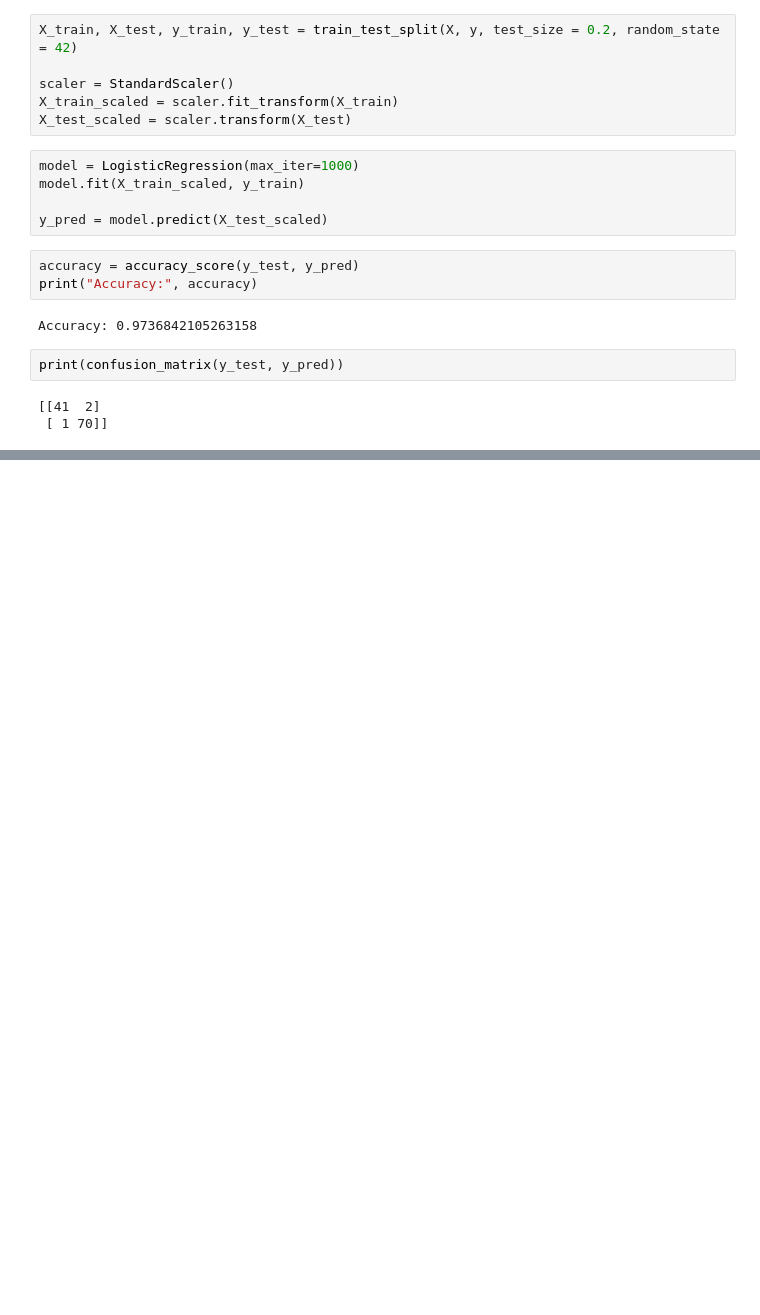
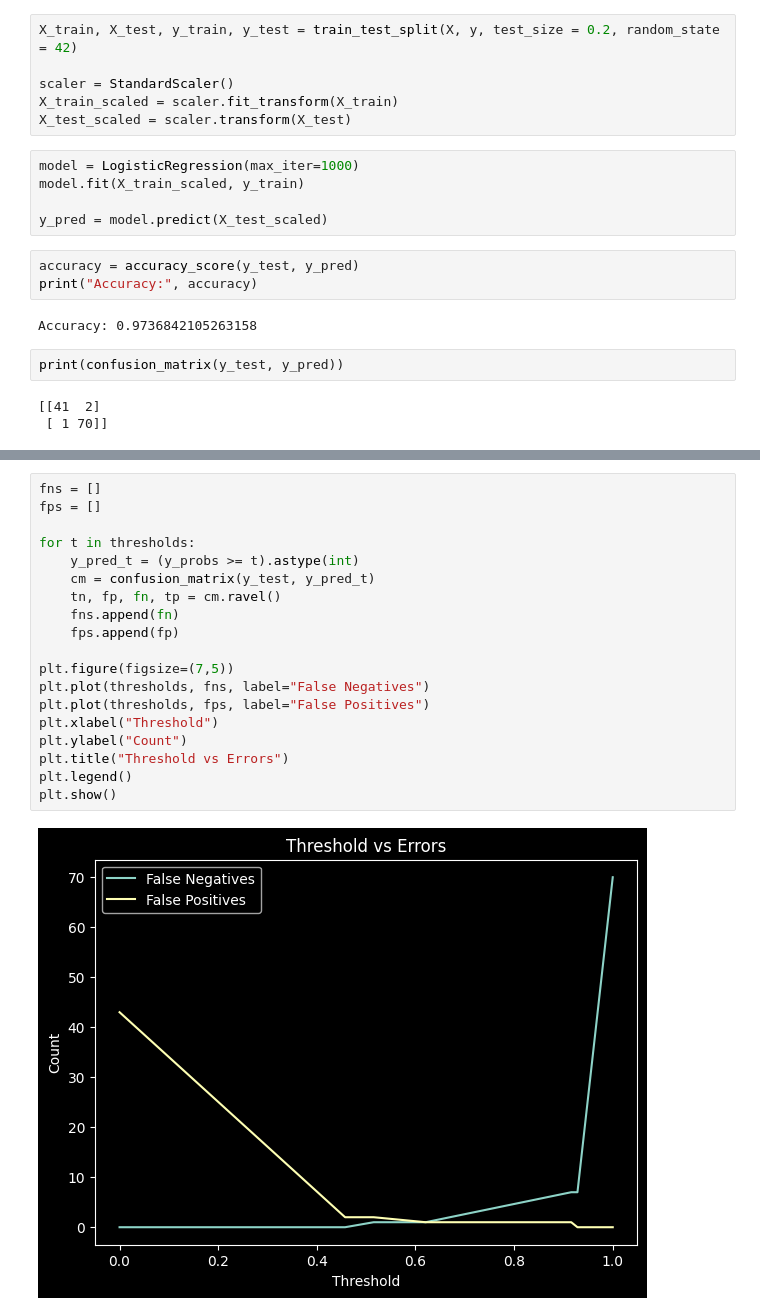
Before and after one commit to hasanbadalli/cancer_dedection-ml-logistic_regression-, a Jupyter notebook: cfinder.ipynb, the cells around one changed output, grey strips where cells are left out. Drawn from its saved outputs; the diff is of its cells as text; blank space fills up the shorter version.

```diff
--- a/cfinder.ipynb
+++ b/cfinder.ipynb
@@ -45,0 +131,21 @@ print(confusion_matrix(y_test, y_pred))
+# %%
+fns = []
+fps = []
+
+for t in thresholds:
+    y_pred_t = (y_probs >= t).astype(int)
+    cm = confusion_matrix(y_test, y_pred_t)
+    tn, fp, fn, tp = cm.ravel()
+    fns.append(fn)
+    fps.append(fp)
+
+plt.figure(figsize=(7,5))
+plt.plot(thresholds, fns, label="False Negatives")
+plt.plot(thresholds, fps, label="False Positives")
+plt.xlabel("Threshold")
+plt.ylabel("Count")
+plt.title("Threshold vs Errors")
+plt.legend()
+plt.show()
+# %% [output]
+[figure, added]
```
Also changed, not shown: parts of 9 cells of this notebook.
